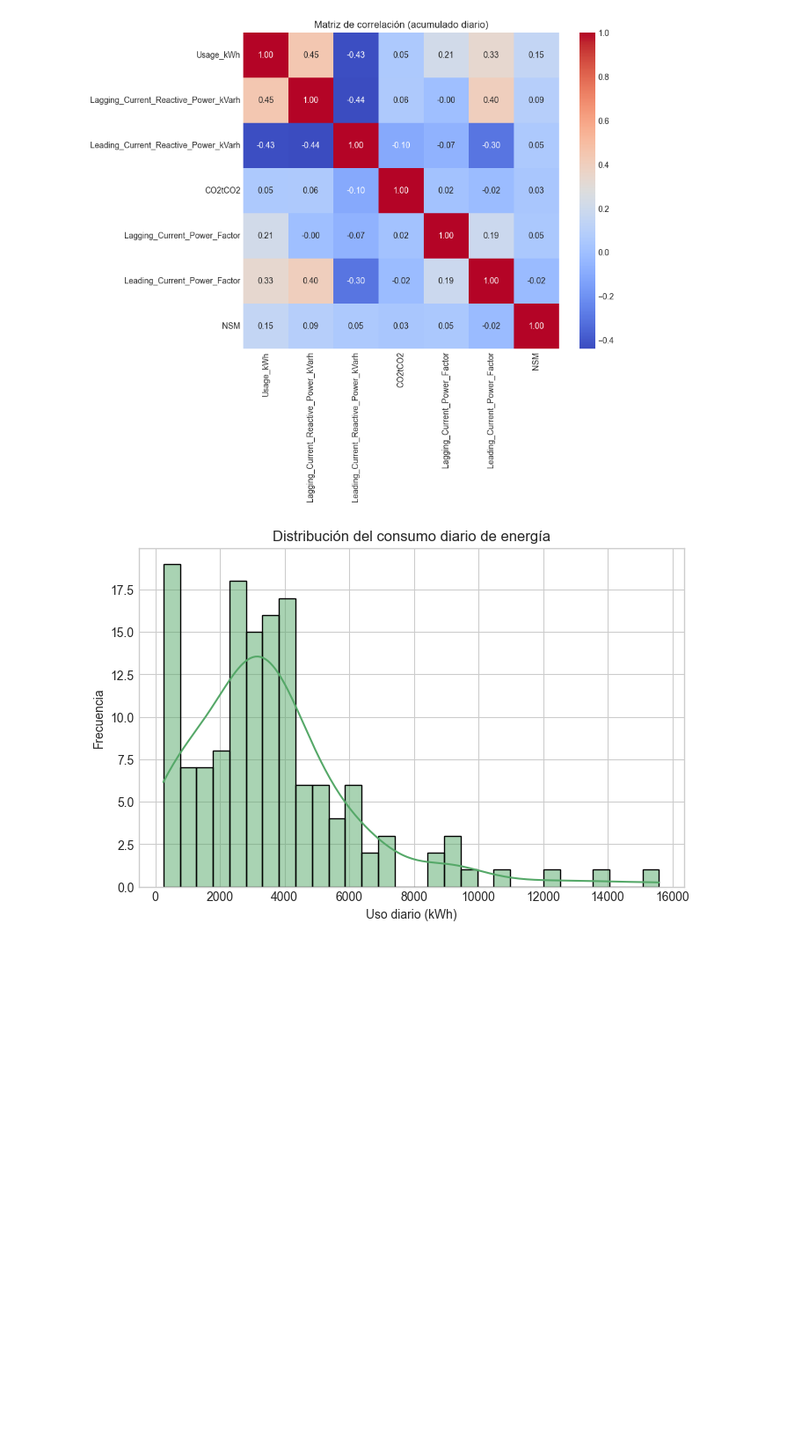
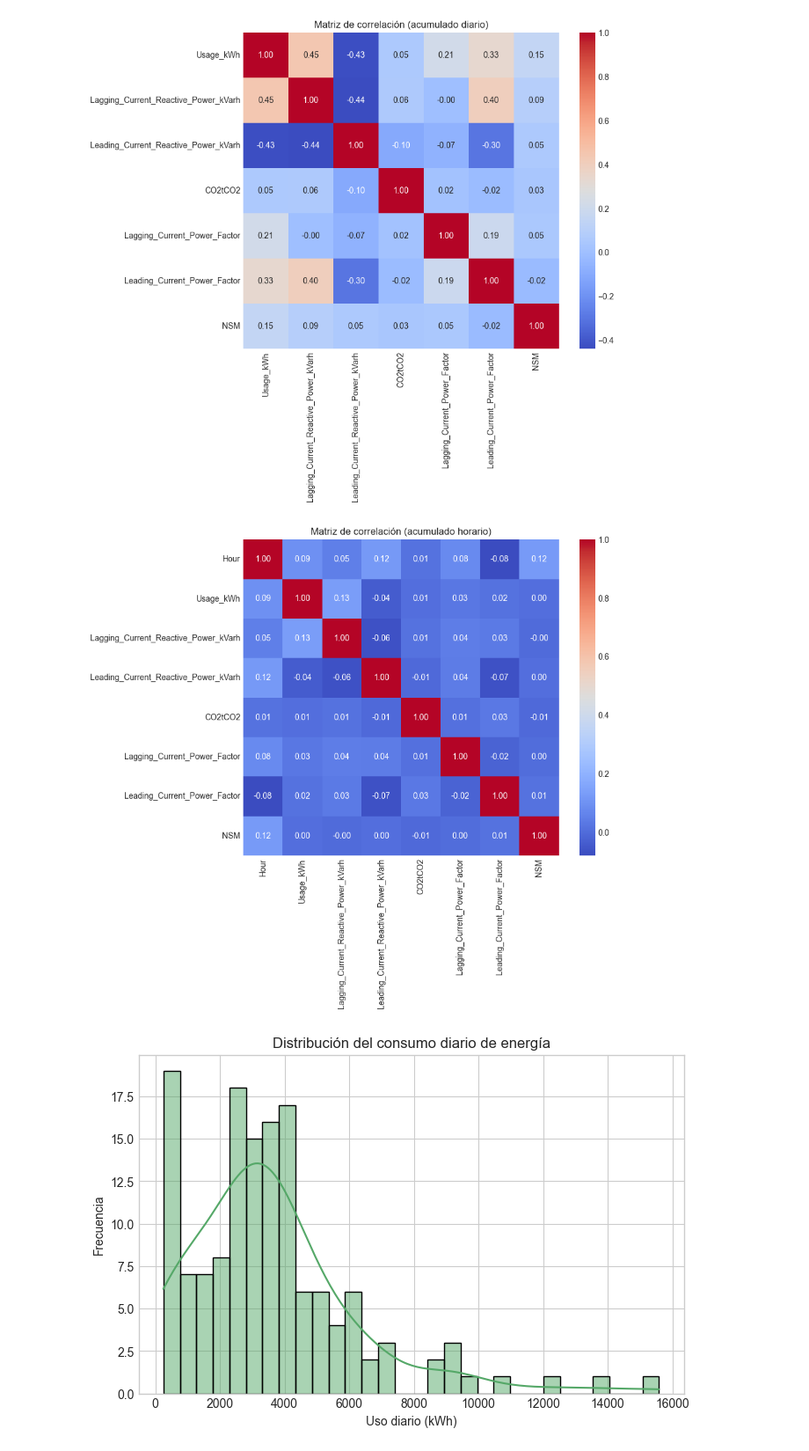
Before and after one commit to AleTec024/steel-energy-mlops, a Jupyter notebook: notebooks/1.2 Data_Background/1.2.3_Analisis_Exploratorio.ipynb, the cells around one changed output. Shown: that part at 88% size. Saved outputs shown, nothing was run; the diff lists cells and outputs as text; code cells hidden in the pictures; blank space fills up the shorter version.

```diff
--- a/notebooks/1.2 Data_Background/1.2.3_Analisis_Exploratorio.ipynb
+++ b/notebooks/1.2 Data_Background/1.2.3_Analisis_Exploratorio.ipynb
@@ -183,6 +248,16 @@ plt.title("Matriz de correlación (acumulado diario)")
 plt.show()
 # %% [output]
 [figure]
+# %%
+# --- Graficar correlaciones con acumulado horario ---
+corr_hourly = df_hourly.corr(numeric_only=True)
+
+plt.figure(figsize=(9,7))
+sns.heatmap(corr_hourly, annot=True, cmap="coolwarm", fmt=".2f", square=True)
+plt.title("Matriz de correlación (acumulado horario)")
+plt.show()
+# %% [output]
+[figure, added]
 # %%
 # --- Distribución del consumo diario ---
 plt.figure(figsize=(8,5))
```
Also changed, not shown: parts of 9 cells of this notebook.
